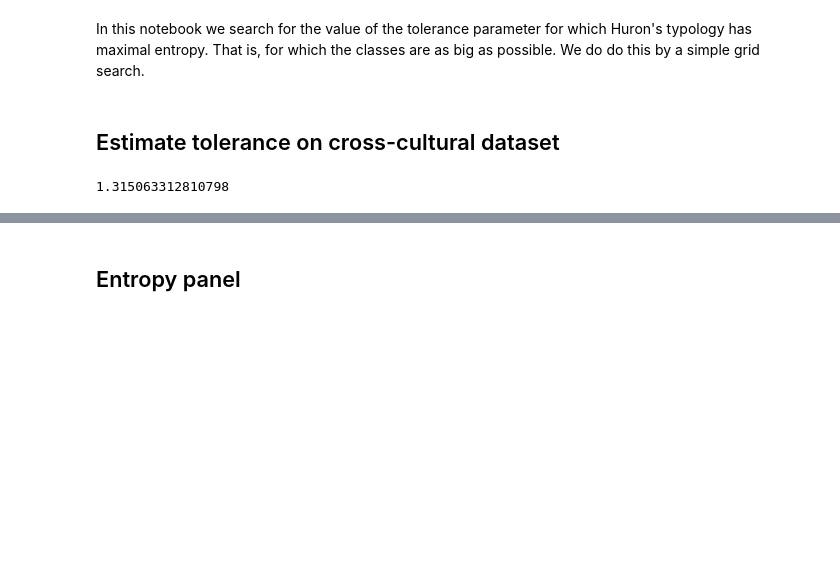
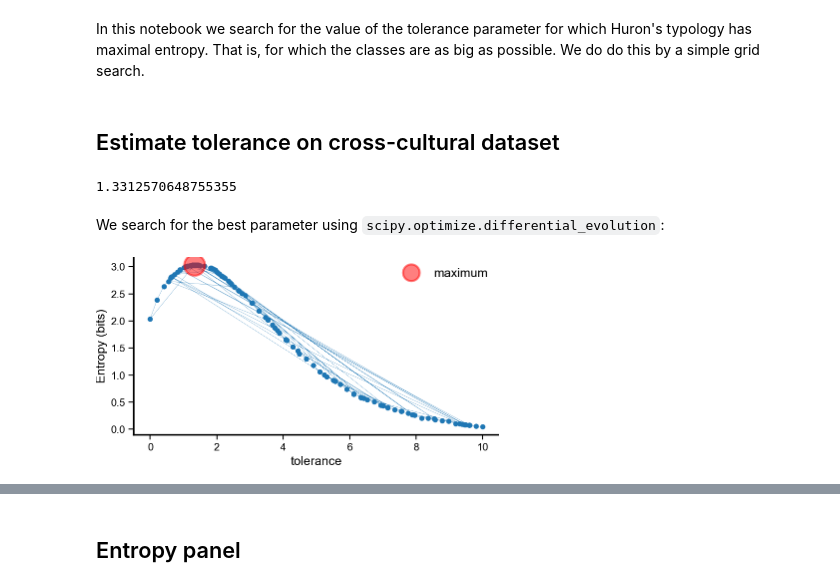
Before and after one commit to bacor/shapes-of-music, a Jupyter notebook: clean_notebooks/Tolerance.ipynb, the cells around one changed output, grey strips where cells are left out. Cells and saved outputs as stored; diff of their text form; code cells hidden in the pictures; blank space fills up the shorter version.

```diff
--- a/clean_notebooks/Tolerance.ipynb
+++ b/clean_notebooks/Tolerance.ipynb
@@ -36,15 +24,0 @@ combined_contours = combined_contours[:5000]
-# %%
-# Optimize the typology
-huron_optimizer = TypologyOptimizer(HuronTypology)
-loss_fn = huron_optimizer.loss_function(combined_contours, ['tolerance'])
-
-best, res = huron_optimizer.optimize(combined_contours, dict(tolerance=[0, 10]))
-best_entropy = -1*res['fun']
-best_epsilon = best['tolerance']
-
-xs = np.linspace(0, 10, 50)
-losses = [-1*loss_fn([x]) for x in xs]
-# %%
-best_epsilon
-# %% [output]
-1.315063312810798
@@ -51 +38,23 @@ best_epsilon
+# %%
+opt = HuronOptimization(contours)
+opt.best_epsilon
+# %% [output]
+1.3312570648755355
+# %% [markdown]
+We search for the best parameter using `scipy.optimize.differential_evolution`:
+# %%
+def show_optimization(trace, res, param='tolerance'):
+    tols = [t['params'][param] for t in trace]
+    scores = [t['score'] for t in trace]
+    plt.plot(tols, scores, '.-', lw=.1)
+    plt.plot([res.x], [-1*res.fun], 'ro', alpha=.5, ms=10, label='maximum')
+    plt.ylabel('Entropy (bits)')
+    plt.xlabel(param)
+    plt.legend()
+    sns.despine()
+
+plt.figure(figsize=cm2inch(8, 4), dpi=150)
+show_optimization(opt.optimizer.trace, opt.res)
+# %% [output]
+[figure, added]
 # %%
```
Also changed, not shown: parts of 26 cells of this notebook, 3 other files.
